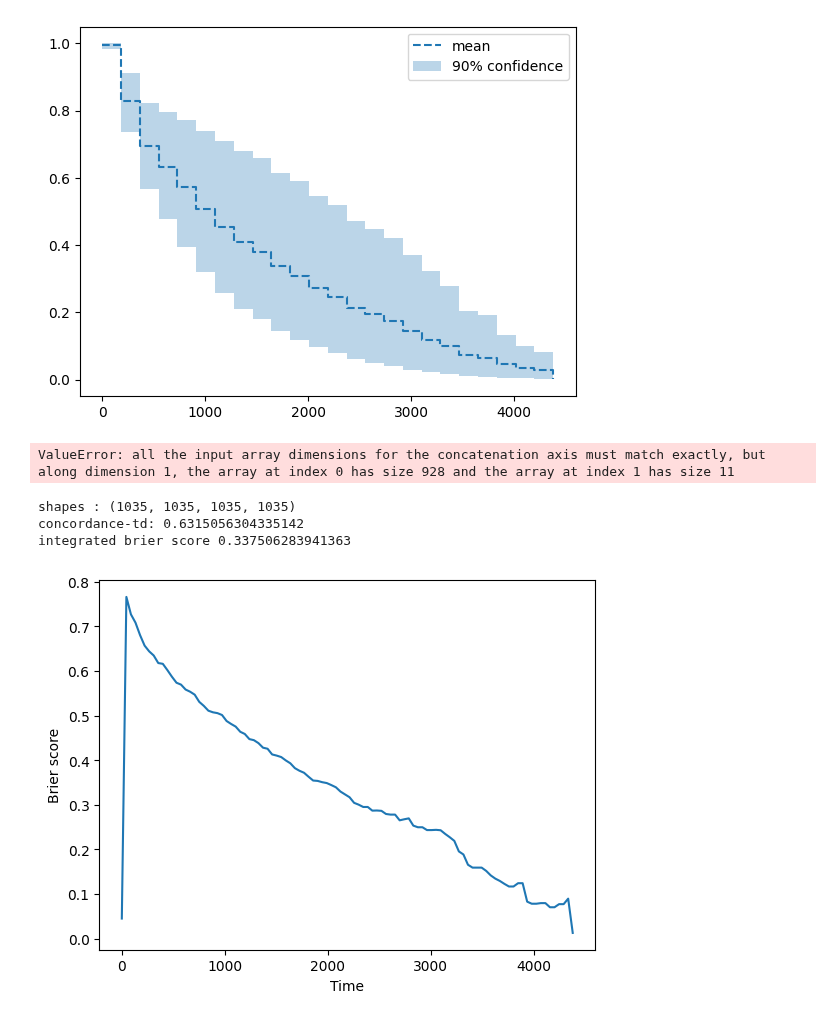
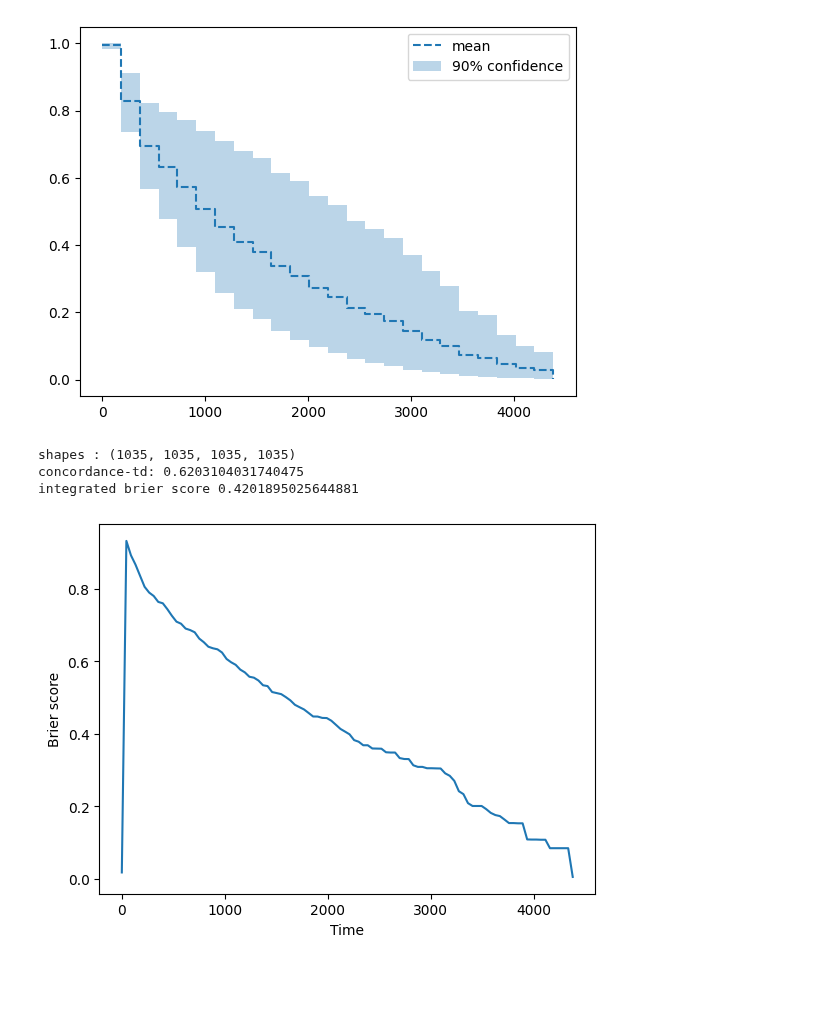
Before and after one commit to sourasen1011/UoE_Research_Project_2023, a Jupyter notebook: 05_preprocessing_emr_data/05_fits.ipynb, the cells around one changed output. Cells and saved outputs as stored; diff of their text form; code cells hidden in the pictures; blank space fills up the shorter version.

Commit message:
mc dropout time-independent done. next step time-dependent

```diff
--- a/05_preprocessing_emr_data/05_fits.ipynb
+++ b/05_preprocessing_emr_data/05_fits.ipynb
@@ -775,11 +775,11 @@ for i , grp in enumerate(x_train_grouped.groups.keys()):
     t_train = Transforms(durations = y_train_dur)
     dur_idx = t_train.discrete_transform(_cuts = q_cuts)
 
-    event = features.iloc[: , -1].to_numpy()
-    features = features.iloc[: , :-2].to_numpy()
+    # event = features.iloc[: , -1].to_numpy()
+    features = features.iloc[: , :-2].to_numpy() # curtail  features column
 
     # Create an instance of your custom dataset
-    dataset = MyDataset(features, dur_idx , event) # need to change outcomes[0] to indexed version
+    dataset = MyDataset(features, dur_idx , y_train_event) # need to change outcomes[0] to indexed version
     dataloader = DataLoader(dataset, batch_size=batch_size, shuffle=shuffle)
 
     # Training loop
@@ -929,38 +948,34 @@ plt.legend()
 <matplotlib.legend.Legend at 0x...>
 [figure]
 # %%
-# Evaluation
+# # Evaluation
 
-all_surv = np.concatenate(surv , axis = 0)
+# all_surv = np.concatenate(surv , axis = 0)
 
-y_test_dur = []
-y_test_event = []
 
-for i , grp in enumerate(x_test_grouped.groups.keys()):
-    # get features
-    features = x_test_grouped.get_group(grp)#.reset_index().drop('index' , axis = 1)
-    # get death time and event indicator
-    y_test_dur_ , y_test_event_ = get_target(features)
-    y_test_dur.append(y_test_dur_)
-    y_test_event.append(y_test_event_)
+# for i , grp in enumerate(x_test_grouped.groups.keys()):
+#     # get features
+#     features = x_test_grouped.get_group(grp)#.reset_index().drop('index' , axis = 1)
+#     # get death time and event indicator
+#     y_test_dur_ , y_test_event_ = get_target(features)
+#     y_test_dur.append(y_test_dur_)
+#     y_test_event.append(y_test_event_)
 
-# Concatenate
-y_test_dur = np.concatenate(y_test_dur , axis = 0)
-y_test_event = np.concatenate(y_test_event , axis = 0)
+# # Concatenate
+# y_test_dur = np.concatenate(y_test_dur , axis = 0)
+# y_test_event = np.concatenate(y_test_event , axis = 0)
-# %% [output]
-ValueError: all the input array dimensions for the concatenation axis must match exactly, but along dimension 1, the array at index 0 has size 928 and the array at index 1 has size 11
 # %%
-ev_ = EvalSurv(pd.DataFrame(all_surv.T) , y_test_dur , y_test_event , censor_surv='km')
+ev_ = EvalSurv(pd.DataFrame(mean_.T) , y_test_dur , y_test_event , censor_surv='km')
 print(f'concordance-td: {ev_.concordance_td()}')
 
 time_grid = np.linspace(durations_test.min(), durations_test.max(), 100)
 ev_.brier_score(time_grid).plot()
 plt.ylabel('Brier score')
 _ = plt.xlabel('Time')
 
 print(f'integrated brier score {ev_.integrated_brier_score(time_grid) }')
 # %% [output]
 shapes : (1035, 1035, 1035, 1035)
-concordance-td: 0.6315056304335142
-integrated brier score 0.337506283941363
+concordance-td: 0.6203104031740475
+integrated brier score 0.4201895025644881
-[figure, old version]
+[figure, new version]
```
Also changed, not shown: parts of 13 cells of this notebook.
